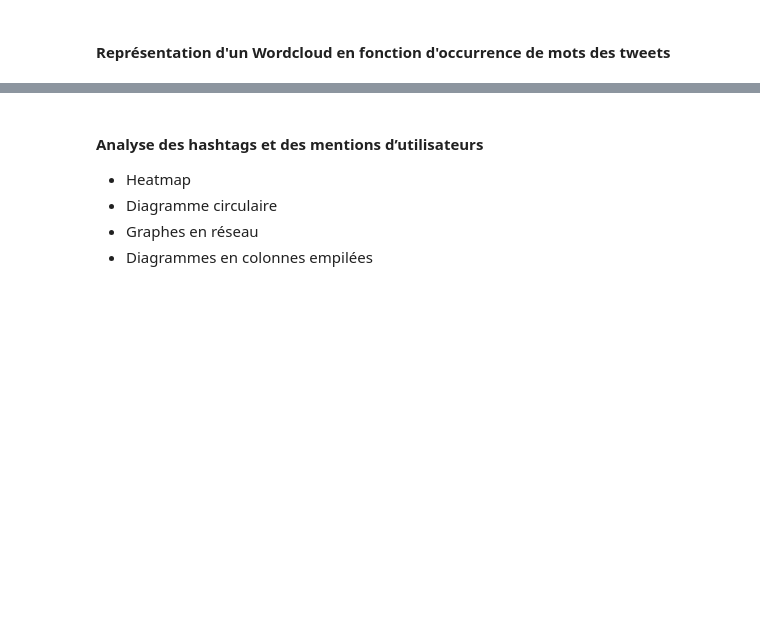
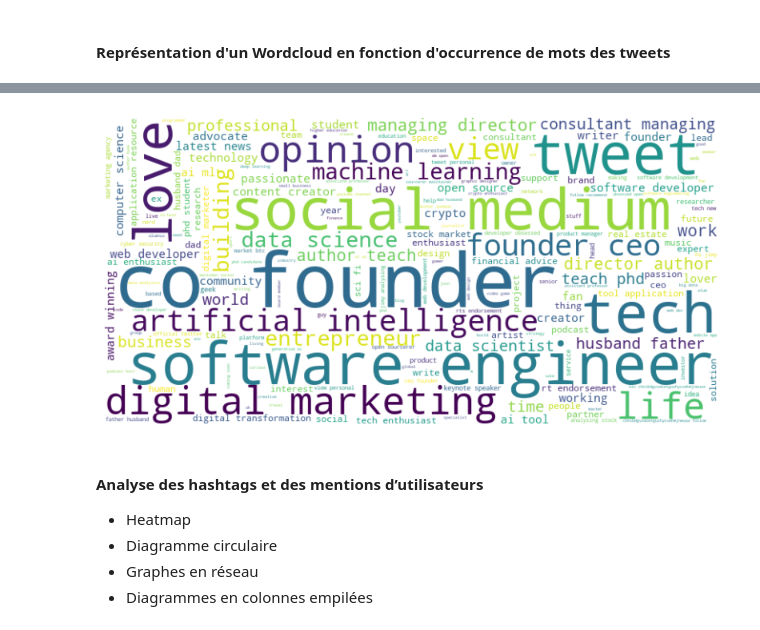
Before and after one commit to vincent-tran-94/Dataviz_Tweets_ChatGPT, a Jupyter notebook: Tweets_users_chatgpt.ipynb, the cells around one changed output, grey strips where cells are left out. Cells and saved outputs as stored; diff of their text form; code cells hidden in the pictures; blank space fills up the shorter version.

Commit message:
Update new wordcloud

```diff
--- a/Tweets_users_chatgpt.ipynb
+++ b/Tweets_users_chatgpt.ipynb
@@ -499,6 +499,13 @@ word_counts_2.head(10)
 | 7 | time | 22965 |
 | 8 | tool | 21899 |
 | 9 | google | 20505 |
+# %%
+# Fusionner tous les textes en une seule chaîne
+all_words_3 = ' '.join(df['processed_userdescription']).split()
+
+# Compter les occurrences des mots et les afficher
+word_counts_3 = pd.DataFrame(all_words_3).value_counts().reset_index()
+word_counts_3.columns = ['Word', 'Count']
 # %%
 word_counts.to_csv("app/data/output_csv/word_counts.csv",index=False)
 word_counts_2.to_csv("app/data/output_csv/word_counts_2.csv",index=False)
@@ -687,3 +695,14 @@ plt.show()
+# %%
+# Génération du word cloud sur oles
+wordcloud = WordCloud(width=800, height=400, background_color='white', colormap='viridis').generate(' '.join(all_words_3))
+# Affichage du word cloud
+plt.figure(figsize=(10, 5))
+plt.imshow(wordcloud, interpolation='bilinear')
+plt.axis('off')
+plt.savefig("app/data/output_png/twitter_wordcloud_3.png", format="png")
+plt.show()
+# %% [output]
+[figure, added]
 # %% [markdown]
 #### Analyse des hashtags et des mentions d’utilisateurs
 
```
Also changed, not shown: parts of 5 cells of this notebook, 1 other file.
